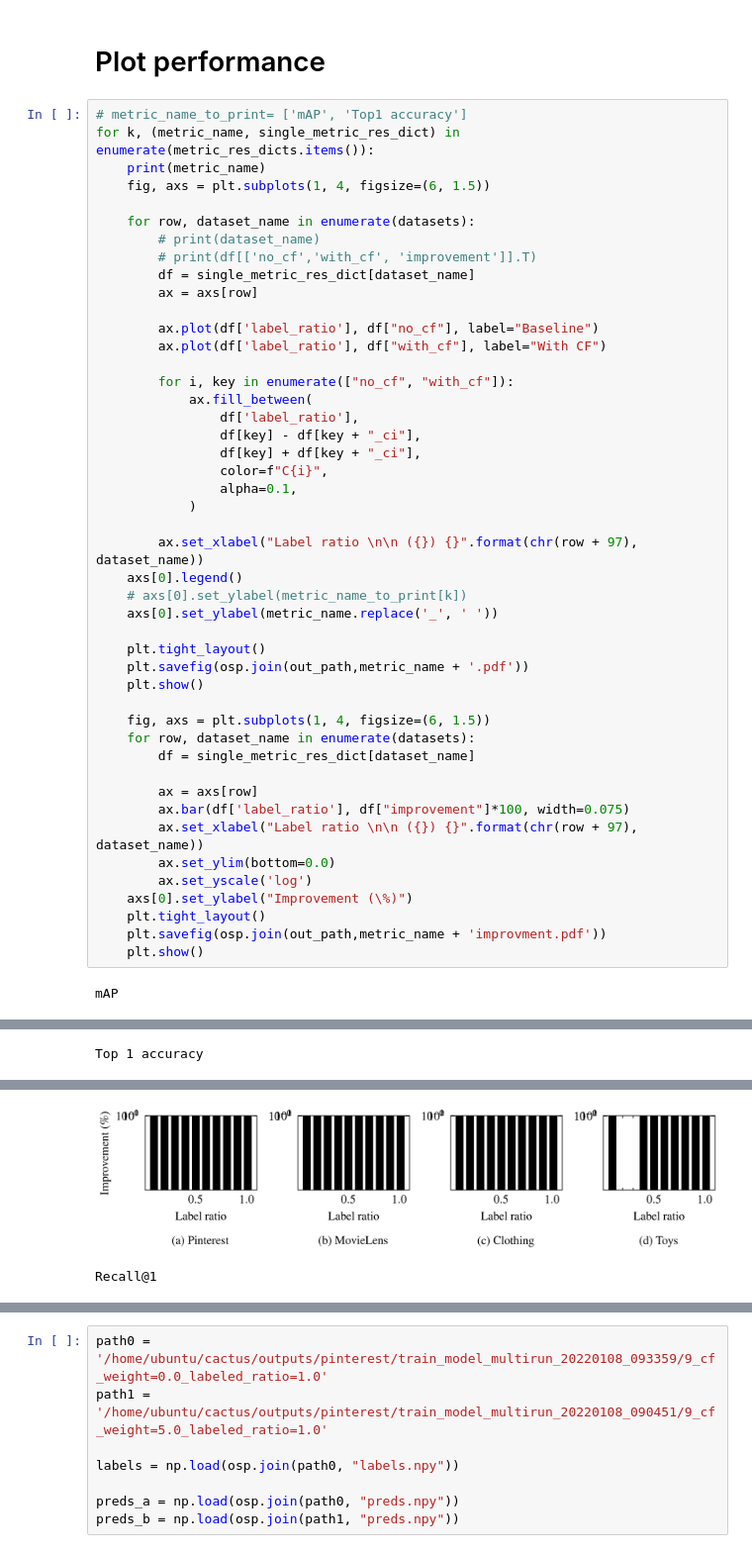
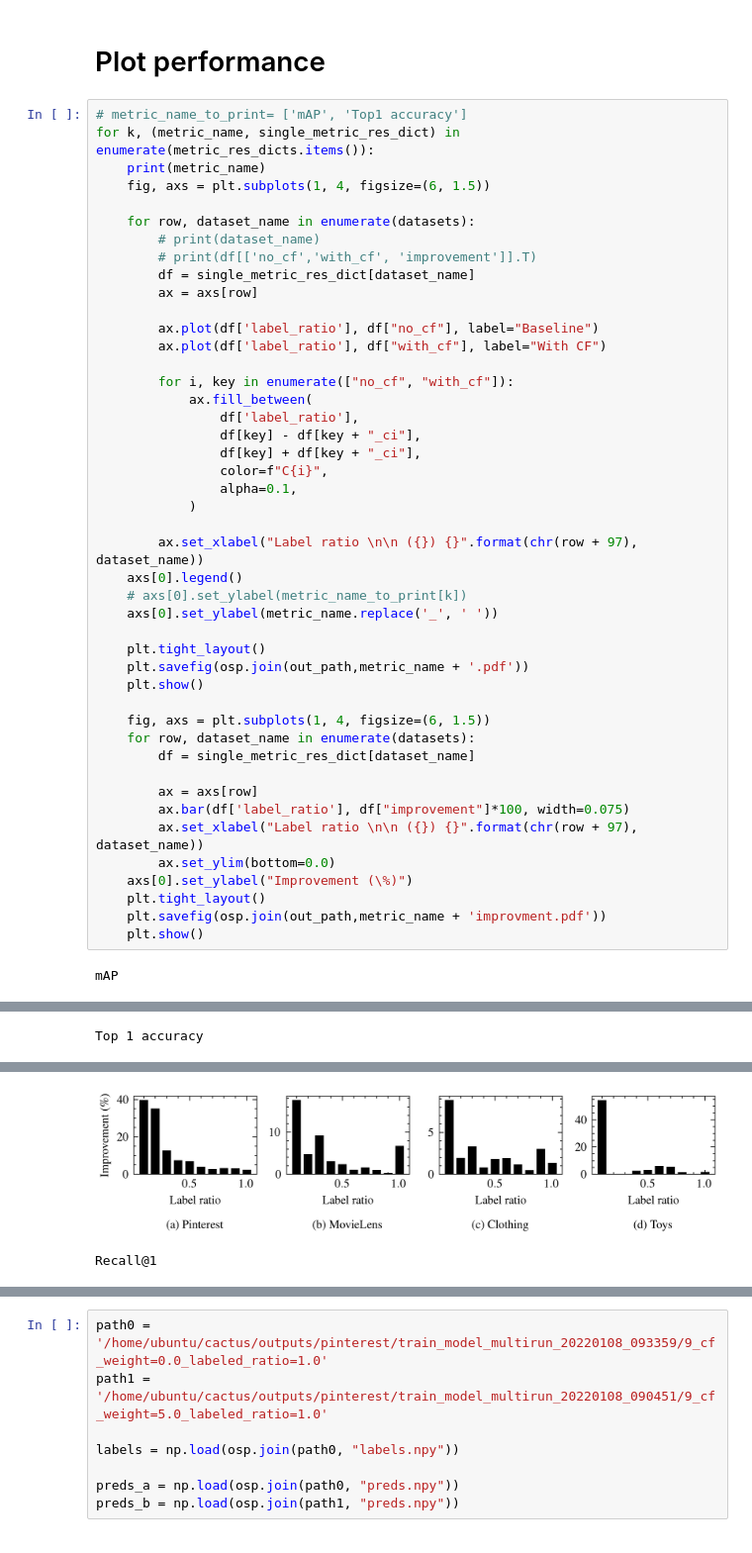
Before and after one commit to kobybibas/cactus, a Jupyter notebook: notebooks/evaluate_model.ipynb, the cells around one changed output, grey strips where cells are left out. Shown at 99% size. Cells and saved outputs as stored; diff of their text form.

Commit message:
Update figures

```diff
--- a/notebooks/evaluate_model.ipynb
+++ b/notebooks/evaluate_model.ipynb
@@ -58,7 +58,6 @@ for k, (metric_name, single_metric_res_dict) in enumerate(metric_res_dicts.items
         ax.bar(df['label_ratio'], df["improvement"]*100, width=0.075)
         ax.set_xlabel("Label ratio \n\n ({}) {}".format(chr(row + 97), dataset_name))
         ax.set_ylim(bottom=0.0)
-        ax.set_yscale('log')
     axs[0].set_ylabel("Improvement (\%)")
     plt.tight_layout()
     plt.savefig(osp.join(out_path,metric_name + 'improvment.pdf'))
@@ -70,5 +69,5 @@ mAP
 Top 1 accuracy
 [figure]
-[figure, old version]
+[figure, new version]
 Recall@1
 [figure]
```
Also changed, not shown: parts of 2 cells of this notebook, 4 other files.
